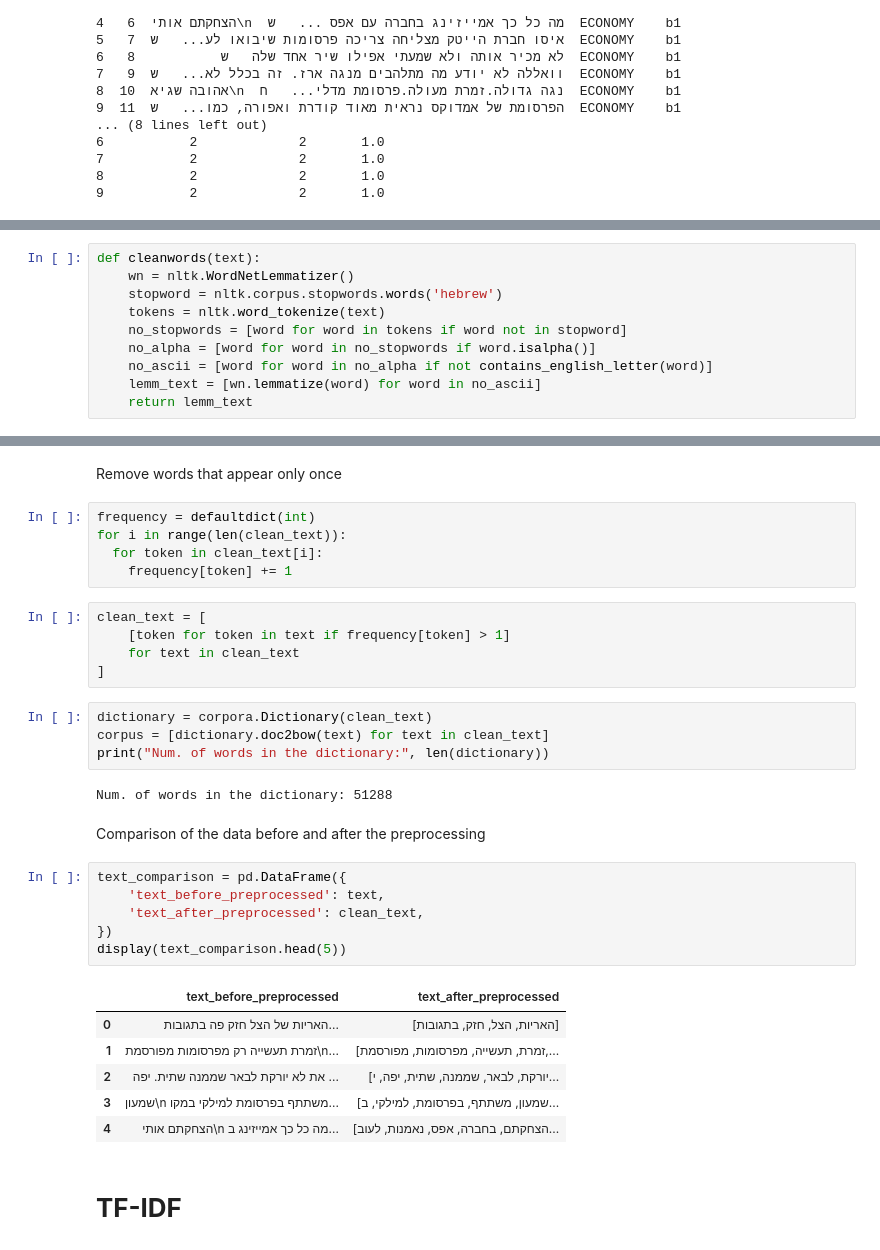
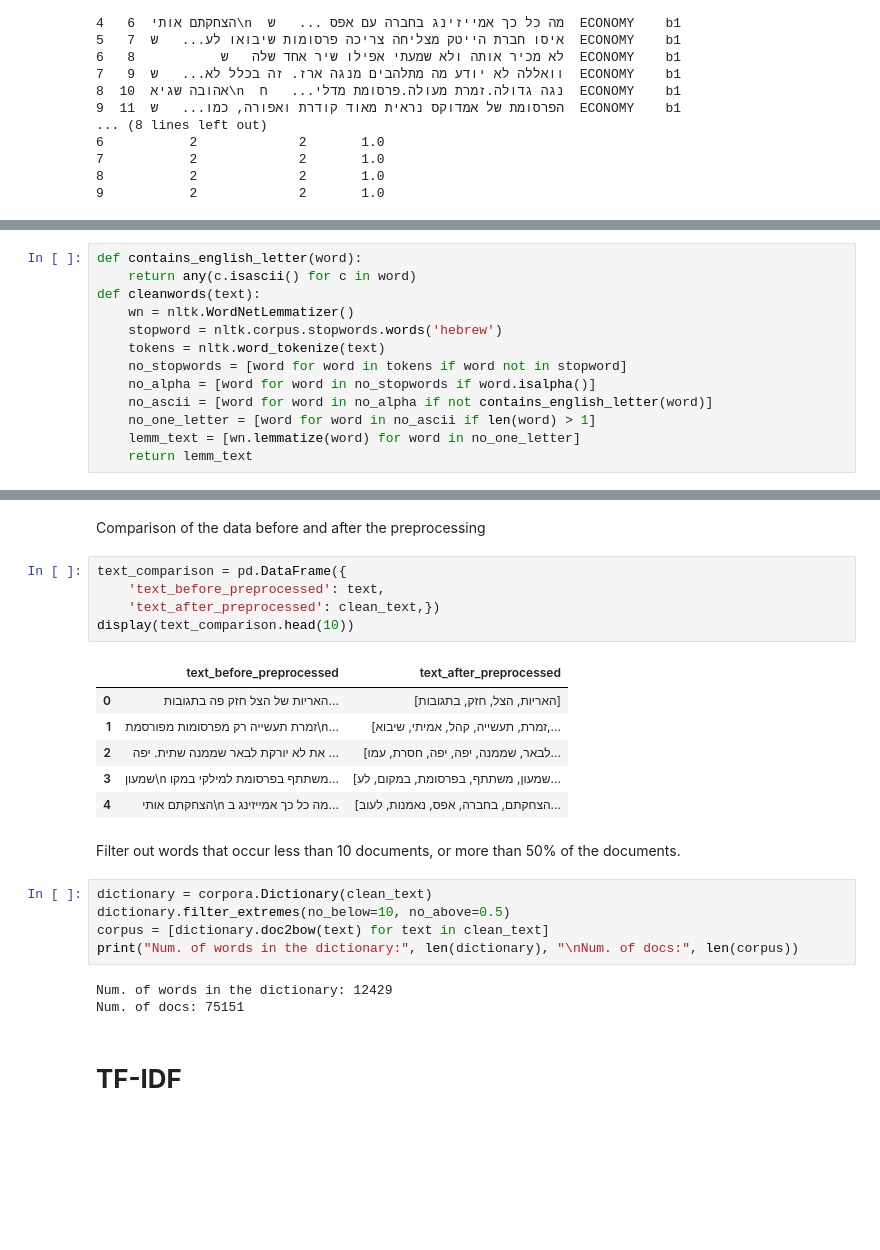
Before and after one commit to Rotem2411/alephBERTgimmelDalet, a Jupyter notebook: Latent_Dirichlet_Allocation.ipynb, the cells around one changed output, grey strips where cells are left out. Drawn from its saved outputs; the diff is of its cells as text; blank space fills up the shorter version.

```diff
--- a/Latent_Dirichlet_Allocation.ipynb
+++ b/Latent_Dirichlet_Allocation.ipynb
@@ -94,4 +94,6 @@ def contains_english_letter(word):
 # %%
+def contains_english_letter(word):
+    return any(c.isascii() for c in word)
 def cleanwords(text):
     wn = nltk.WordNetLemmatizer()
     stopword = nltk.corpus.stopwords.words('hebrew')
@@ -99,7 +101,8 @@ def cleanwords(text):
     no_stopwords = [word for word in tokens if word not in stopword]
     no_alpha = [word for word in no_stopwords if word.isalpha()]
     no_ascii = [word for word in no_alpha if not contains_english_letter(word)]
-    lemm_text = [wn.lemmatize(word) for word in no_ascii]
+    no_one_letter = [word for word in no_ascii if len(word) > 1]
+    lemm_text = [wn.lemmatize(word) for word in no_one_letter]
     return lemm_text
 # %%
 text = df['text'].tolist()
@@ -111,36 +110,27 @@ Num. of words in the dictionary: 97115
-# %% [markdown]
-Remove words that appear only once
-# %%
-frequency = defaultdict(int)
-for i in range(len(clean_text)):
-  for token in clean_text[i]:
-    frequency[token] += 1
-# %%
-clean_text = [
-    [token for token in text if frequency[token] > 1]
-    for text in clean_text
-]
-# %%
-dictionary = corpora.Dictionary(clean_text)
-corpus = [dictionary.doc2bow(text) for text in clean_text]
-print("Num. of words in the dictionary:", len(dictionary))
-# %% [output]
-Num. of words in the dictionary: 51288
 # %% [markdown]
 Comparison of the data before and after the preprocessing
 # %%
 text_comparison = pd.DataFrame({
     'text_before_preprocessed': text,
-    'text_after_preprocessed': clean_text,
-})
-display(text_comparison.head(5))
+    'text_after_preprocessed': clean_text,})
+display(text_comparison.head(10))
 # %% [output]
 |  | text_before_preprocessed | text_after_preprocessed |
 | 0 | האריות של הצל חזק פה בתגובות... | [האריות, הצל, חזק, בתגובות] |
-| 1 | זמרת תעשייה רק מפרסומות מפורסמת\n... | [זמרת, תעשייה, מפרסומות, מפורסמת,... |
-| 2 | את לא יורקת לבאר שממנה שתית. יפה ... | [יורקת, לבאר, שממנה, שתית, יפה, י... |
-| 3 | שמעון\n משתתף בפרסומת למילקי במקו... | [שמעון, משתתף, בפרסומת, למילקי, ב... |
+| 1 | זמרת תעשייה רק מפרסומות מפורסמת\n... | [זמרת, תעשייה, קהל, אמיתי, שיבוא,... |
+| 2 | את לא יורקת לבאר שממנה שתית. יפה ... | [לבאר, שממנה, יפה, יפה, חסרת, עמו... |
+| 3 | שמעון\n משתתף בפרסומת למילקי במקו... | [שמעון, משתתף, בפרסומת, במקום, לע... |
 | 4 | הצחקתם אותי\n מה כל כך אמייזינג ב... | [הצחקתם, בחברה, אפס, נאמנות, לעוב... |
+# %% [markdown]
+Filter out words that occur less than 10 documents, or more than 50% of the documents.
+# %%
+dictionary = corpora.Dictionary(clean_text)
+dictionary.filter_extremes(no_below=10, no_above=0.5)
+corpus = [dictionary.doc2bow(text) for text in clean_text]
+print("Num. of words in the dictionary:", len(dictionary), "\nNum. of docs:", len(corpus))
+# %% [output]
+Num. of words in the dictionary: 12429
+Num. of docs: 75151
 # %% [markdown]
 # **TF-IDF**
 # %%
```
Also changed, not shown: parts of 18 cells of this notebook.
